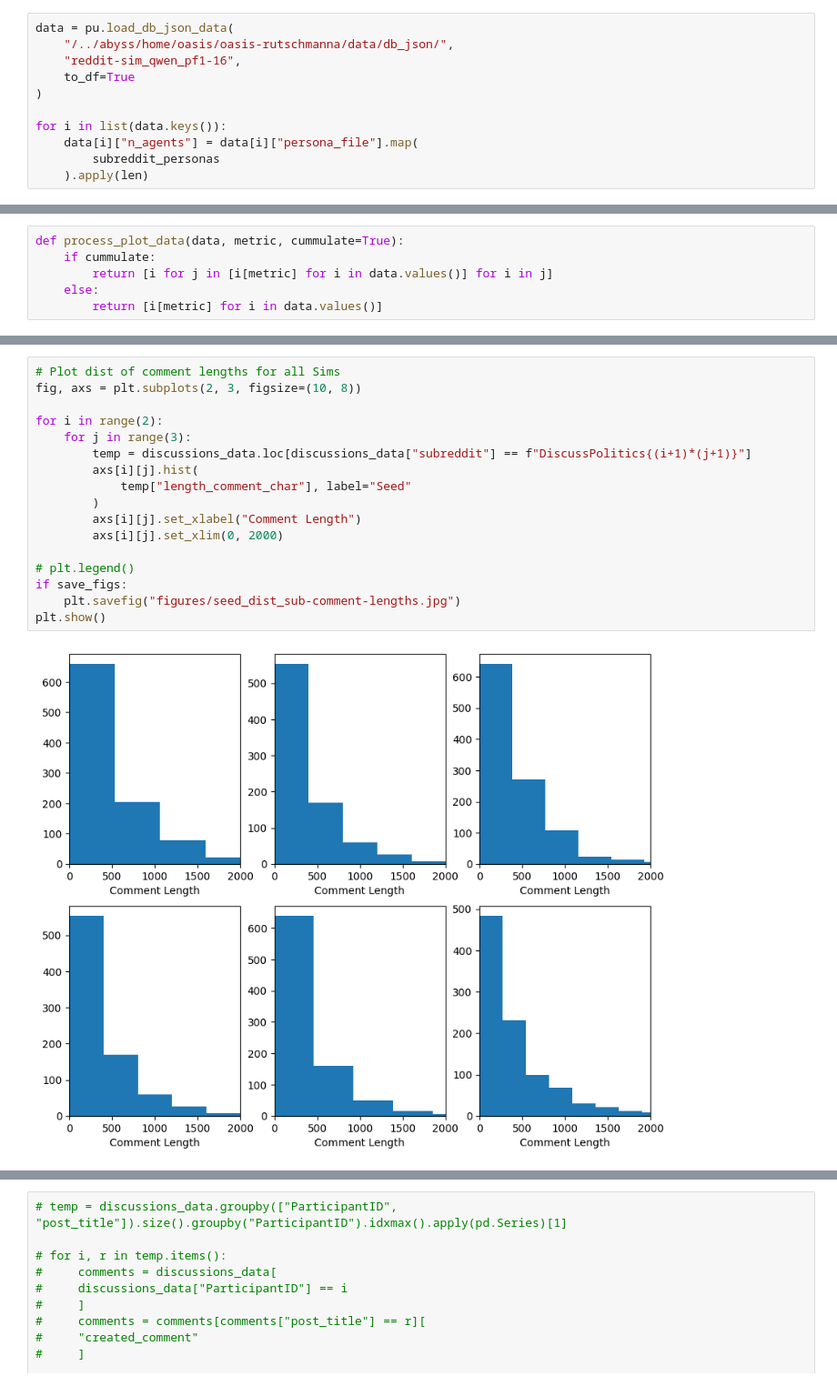
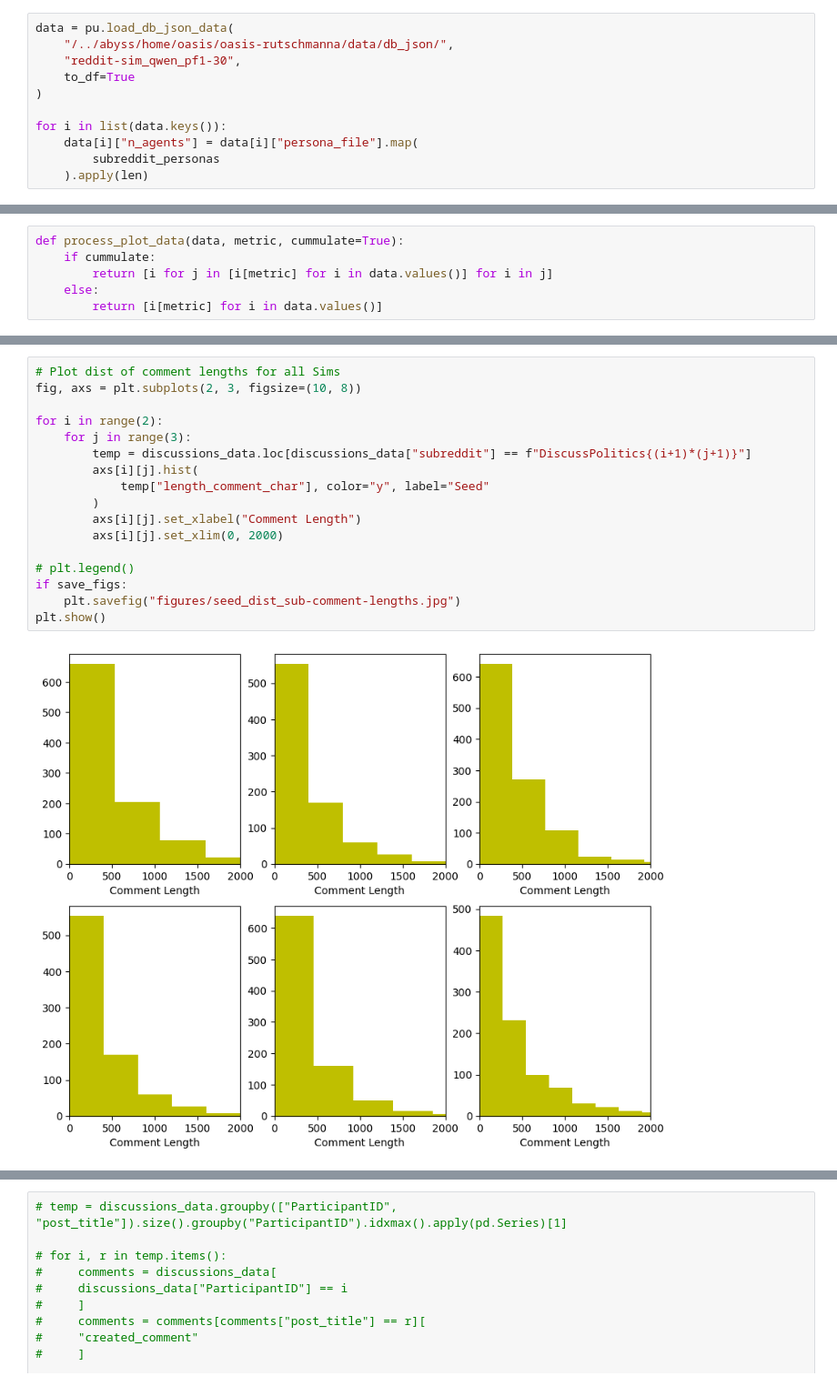
Before and after one commit to rutschmanna/oasis, a Jupyter notebook: scripts/01_replication-df.ipynb, the cells around one changed output, grey strips where cells are left out. Shown at 91% size. Drawn from its saved outputs; the diff is of its cells as text.

```diff
--- a/scripts/01_replication-df.ipynb
+++ b/scripts/01_replication-df.ipynb
@@ -73,7 +67,7 @@ pf6: 100
 # %%
 data = pu.load_db_json_data(
     "/../abyss/home/oasis/oasis-rutschmanna/data/db_json/",
-    "reddit-sim_qwen_pf1-16",
+    "reddit-sim_qwen_pf1-30",
     to_df=True
 )
 
@@ -271,21 +265,21 @@ plt.show()
 # %%
 # Plot dist of comment lengths for all Sims
 fig, axs = plt.subplots(2, 3, figsize=(10, 8))
 
 for i in range(2):
     for j in range(3):
         temp = discussions_data.loc[discussions_data["subreddit"] == f"DiscussPolitics{(i+1)*(j+1)}"]
         axs[i][j].hist(
-            temp["length_comment_char"], label="Seed"
+            temp["length_comment_char"], color="y", label="Seed"
         )
         axs[i][j].set_xlabel("Comment Length")
         axs[i][j].set_xlim(0, 2000)
 
 # plt.legend()
 if save_figs:
     plt.savefig("figures/seed_dist_sub-comment-lengths.jpg")
 plt.show()
 # %% [output]
-[figure, old version]
+[figure, new version]
 # %%
 # Visualize the thread structure in tree form
```
Also changed, not shown: parts of 15 cells of this notebook, 4 other files.
